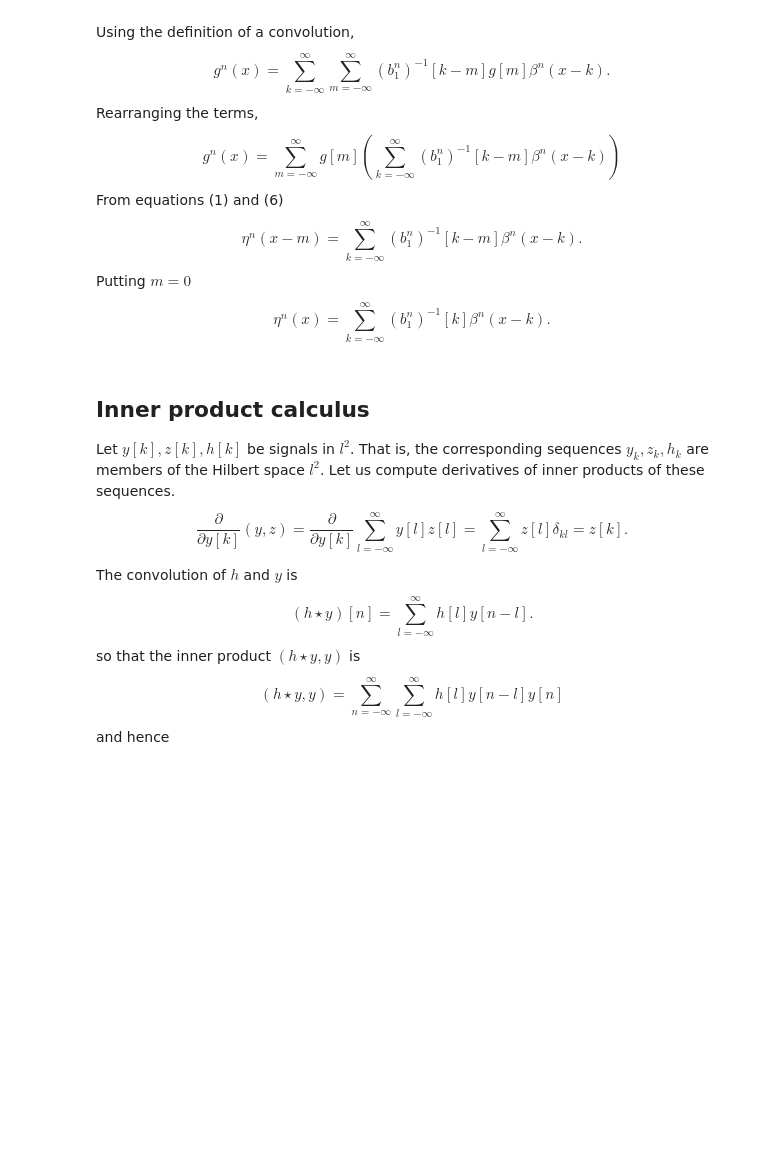
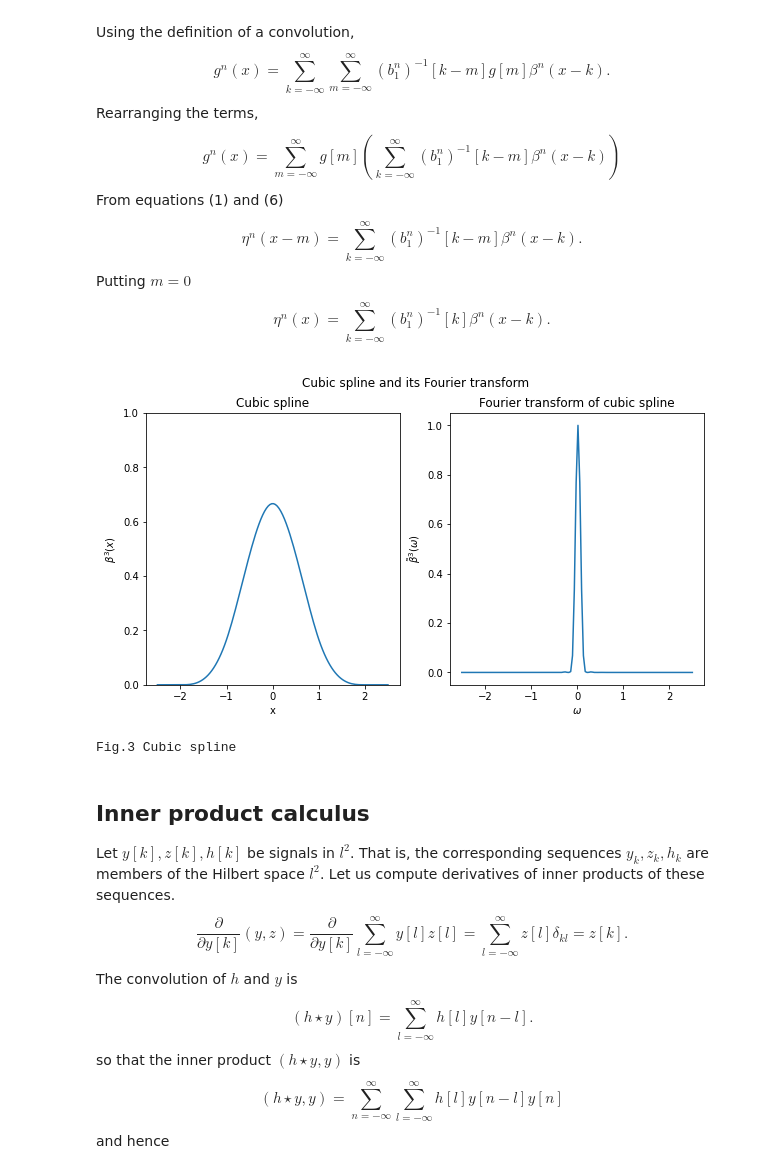
Before and after one commit to amey-joshi/am, a Jupyter notebook: p3/m2p_B01_B_ImageSplines_Version_2.ipynb, the cells around one changed output. Saved outputs shown, nothing was run; the diff lists cells and outputs as text; code cells hidden in the pictures; blank space fills up the shorter version.

```diff
--- a/p3/m2p_B01_B_ImageSplines_Version_2.ipynb
+++ b/p3/m2p_B01_B_ImageSplines_Version_2.ipynb
@@ -534,6 +534,55 @@ Putting $m=0$
 $$\tag{8}
 \eta^n(x) = \sum_{k=-\infty}^\infty(b_1^n)^{-1}[k]\beta^n(x-k).
 $$
+# %%
+import numpy as np
+import matplotlib.pyplot as plt
+
+N = 128
+
+def mu(x):
+  y = np.ones(len(x))
+  # Select indices of x where x[i] < 0.
+  si = np.where(x < 0)[0]
+  y[si] = 0
+  return y
+
+lo = -2.5
+hi = 2.5
+n_samples = N
+
+x = np.linspace(lo, hi, n_samples)
+# We will call the five terms of \beta^3(x) b_0, b_1, b_2, b_3.
+b_0 = np.multiply(pow(x + 2, 3), mu(x + 2))/6
+b_1 = -2/3 * np.multiply(pow(x + 1, 3), mu(x + 1))
+b_2 = np.multiply(pow(x, 3), mu(x))
+b_3 = -2/3 * np.multiply(pow(x - 1, 3), mu(x - 1))
+b_4 = np.multiply(pow(x - 2, 3), mu(x - 2))/6
+
+beta_3 = b_0 + b_1 + b_2 + b_3 + b_4
+bf = np.abs(np.fft.fft(beta_3))
+# Normalize it.
+bf1 = np.fft.fftshift(bf)/np.max(bf)
+
+fig = plt.figure(figsize = (10, 5))
+fig.suptitle('Cubic spline and its Fourier transform')
+p1 = plt.subplot(121)
+p1.set_title('Cubic spline')
+p1.set_ylim([0, 1])
+plt.plot(x, beta_3, label = r'$\beta^3(x)$')
+plt.xlabel('x')
+plt.ylabel(r'$\beta^3(x)$')
+
+p2 = plt.subplot(122)
+p2.set_title('Fourier transform of cubic spline')
+plt.plot(x, bf1, label = r'$\tilde{\beta}^3$')
+plt.xlabel(r'$\omega$')
+plt.ylabel(r'$\tilde{\beta}^3(\omega)$')
+plt.show()
+print('Fig.3 Cubic spline')
+# %% [output]
+[figure, added]
+Fig.3 Cubic spline
 # %% [markdown]
 ## Inner product calculus
 Let $y[k], z[k], h[k]$ be signals in $l^2$. That is, the corresponding sequences $y_k, z_k, h_k$ are members of the Hilbert space $l^2$. Let us compute derivatives of inner products of these sequences.
```
